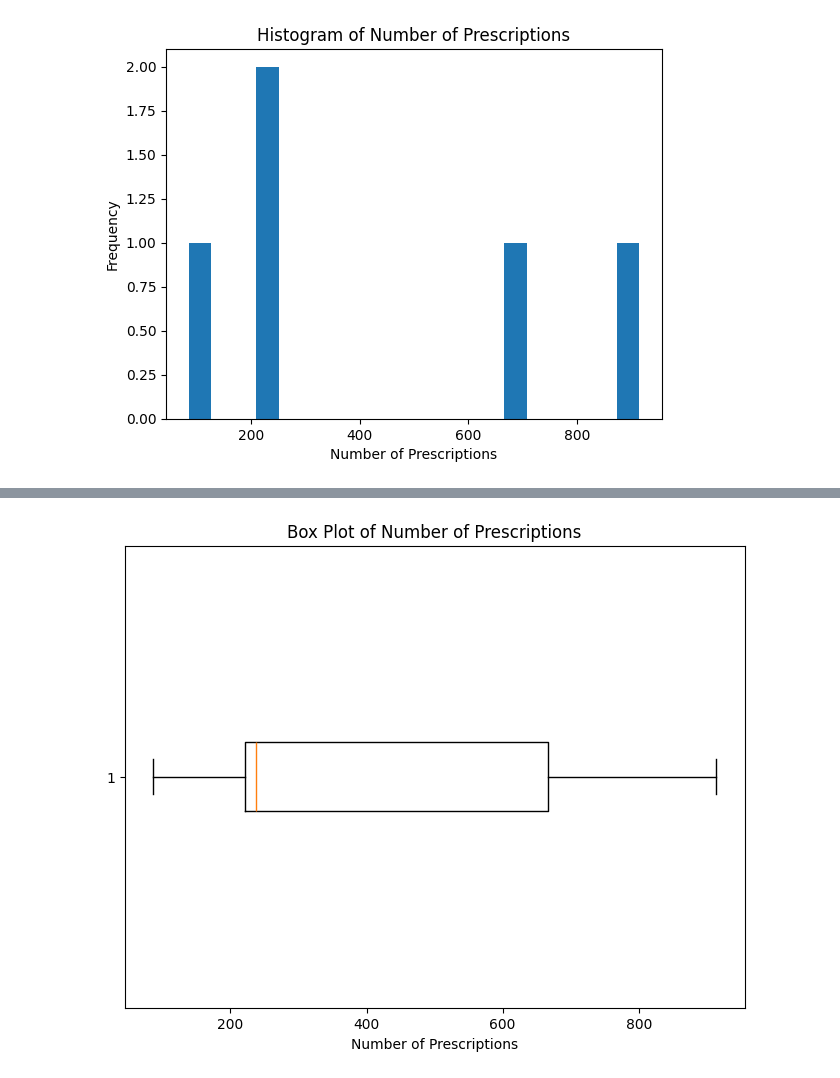
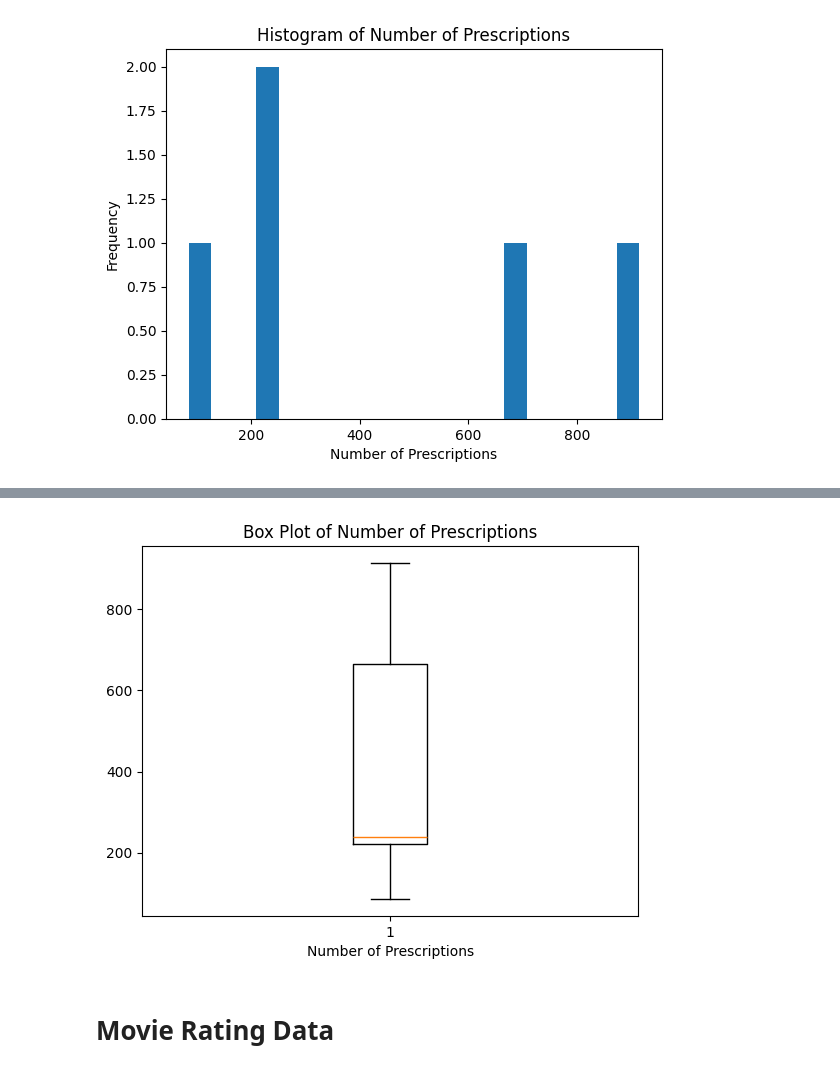
Before and after one commit to allegheny-college-cmpsc-105-spring-2025/site, a Jupyter notebook: code/data_display.ipynb, the cells around one changed output, grey strips where cells are left out. Saved outputs shown, nothing was run; the diff lists cells and outputs as text; code cells hidden in the pictures.

Commit message:
Add class activity on data display

```diff
--- a/code/data_display.ipynb
+++ b/code/data_display.ipynb
@@ -104,15 +129,15 @@ plt.show()
 # %%
 #| label: box
-
-# Not telling a clear story given the specific data
 
 import matplotlib.pyplot as plt
 
 # Assuming df is already created in the previous code
-plt.figure(figsize=(8, 6))
-plt.boxplot(df['Num Prescriptions'], vert=False)  # Create the boxplot
+plt.figure()
+plt.boxplot(df['Num Prescriptions'])  # Create the boxplot
 plt.xlabel('Number of Prescriptions')
 plt.title('Box Plot of Number of Prescriptions')
 plt.show()
 # %% [output]
-[figure, old version]
+[figure, new version]
+# %% [markdown]
+# Movie Rating Data
```
Also changed, not shown: parts of 9 cells of this notebook, 11 other files.
